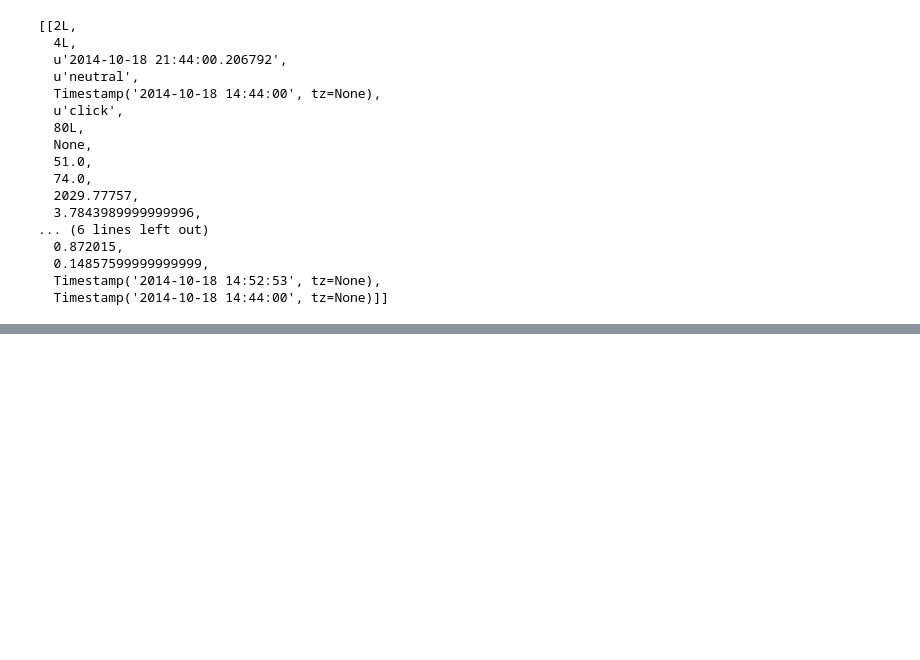
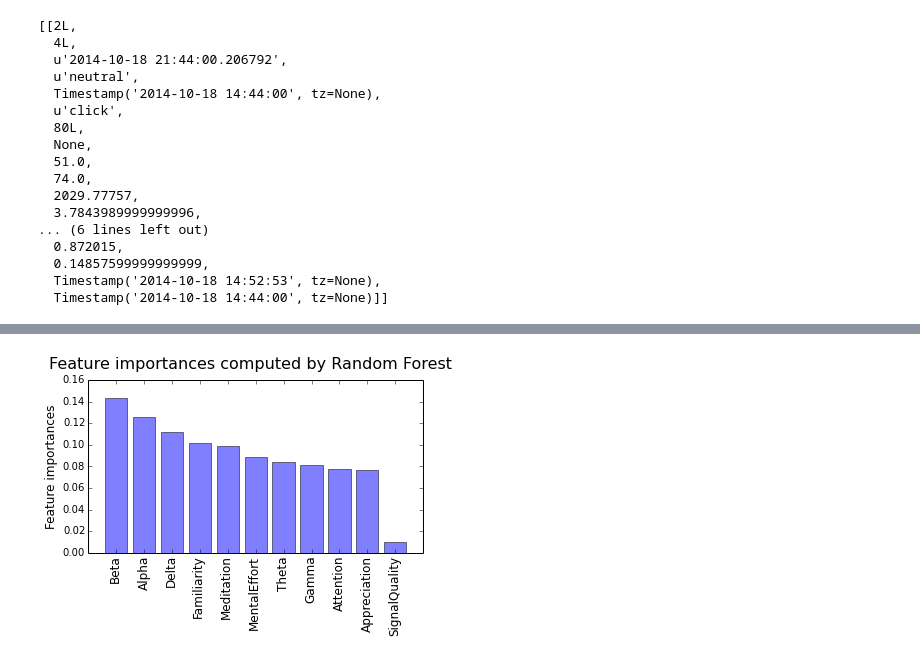
Before and after one commit to jannah/Mind-Heart-Reader, a Jupyter notebook: test_notebooks/Processing_Mindwave_Raw_to_DB.ipynb, the cells around one changed output, grey strips where cells are left out. Saved outputs shown, nothing was run; the diff lists cells and outputs as text; code cells hidden in the pictures; blank space fills up the shorter version.

```diff
--- a/test_notebooks/Processing_Mindwave_Raw_to_DB.ipynb
+++ b/test_notebooks/Processing_Mindwave_Raw_to_DB.ipynb
@@ -94,0 +128,7 @@ df3.to_csv("C:\Users\Divyakumar\Documents\GitHub\Mind-Heart-Reader\click-mindwav
+# %%
+cols = df3.columns.tolist()
+print cols
+cols = ['action']+ cols[0:3] + cols[4:]
+print cols
+df3 = df3[cols]
+df3.head()
@@ -94,0 +155,2 @@ df3.to_csv("C:\Users\Divyakumar\Documents\GitHub\Mind-Heart-Reader\click-mindwav
+# %%
+df=df3
@@ -94,0 +167,7 @@ df3.to_csv("C:\Users\Divyakumar\Documents\GitHub\Mind-Heart-Reader\click-mindwav
+# %%
+cols = ['action','user_id',  'Attention', 'Meditation', 'Familiarity', 'MentalEffort', 'Appreciation', 'SignalQuality', 'EventTagging', 'Delta', 'Theta', 'Alpha', 'Beta', 'Gamma']
+X, y = df[cols[1:]], df[cols[0]]
+# %%
+from sklearn.cross_validation import train_test_split
+X_train, X_test, y_train, y_test = train_test_split(X, y, test_size=0.2, random_state=0)
+print len(X_train),len(y_train), len(X_test),len(y_test)
@@ -94,0 +221,15 @@ df3.to_csv("C:\Users\Divyakumar\Documents\GitHub\Mind-Heart-Reader\click-mindwav
+# %%
+rfclf = RandomForestClassifier(max_features='log2', n_estimators=500, min_samples_split=1, compute_importances=True, n_jobs=-1).fit(X_train, y_train)
+rfclf.feature_importances_.shape
+numfeat = 11
+indices = np.argsort(rfclf.feature_importances_)[::-1][:numfeat]
+plt.bar(xrange(numfeat), rfclf.feature_importances_[indices], align='center', alpha=.5)
+plt.xticks(xrange(numfeat), X.columns[indices], rotation='vertical', fontsize=12)
+plt.xlim([-1, numfeat])
+plt.ylabel('Feature importances', fontsize=12)
+plt.suptitle('Feature importances computed by Random Forest', fontsize=16)
+plt.f = plt.gcf()
+plt.subplots_adjust(bottom=0.3)
+plt.show()
+# %% [output]
+[figure, added]
```
Also changed, not shown: parts of 11 cells of this notebook, 1 other file.
